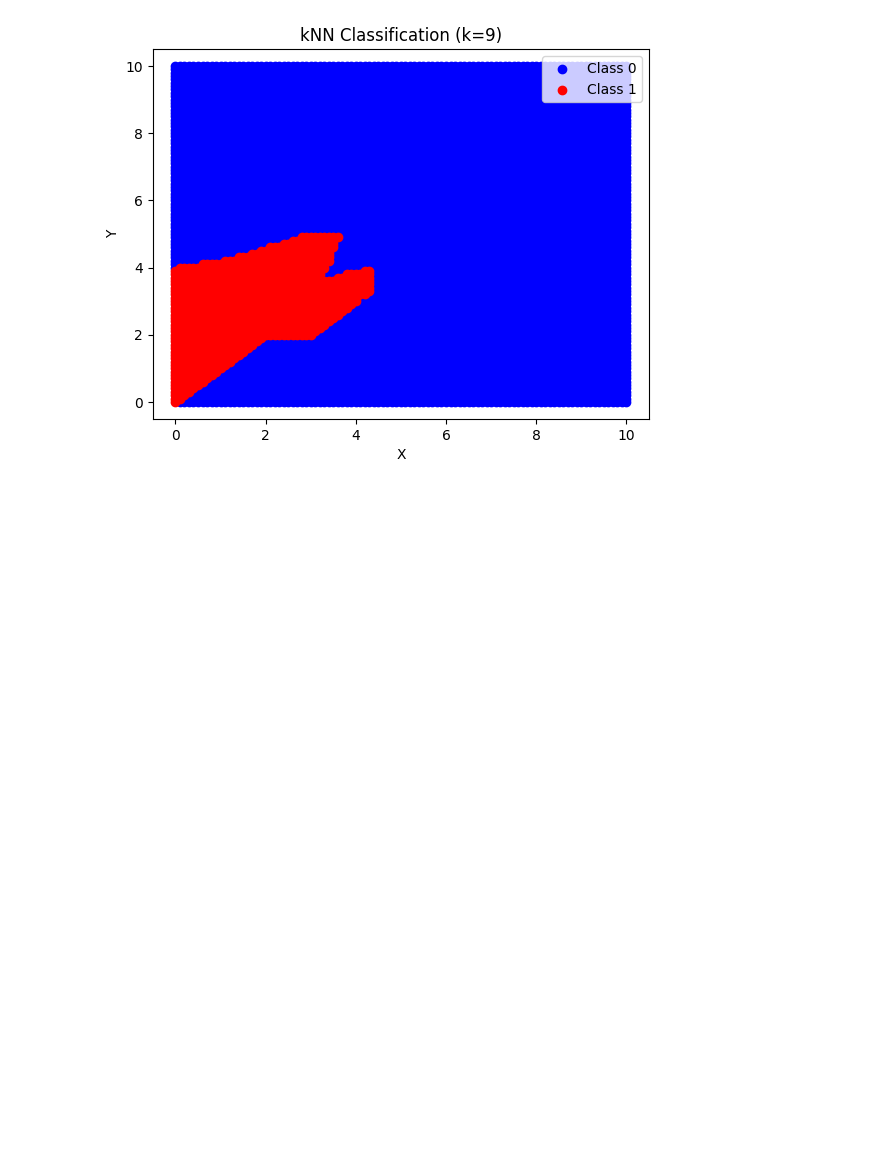
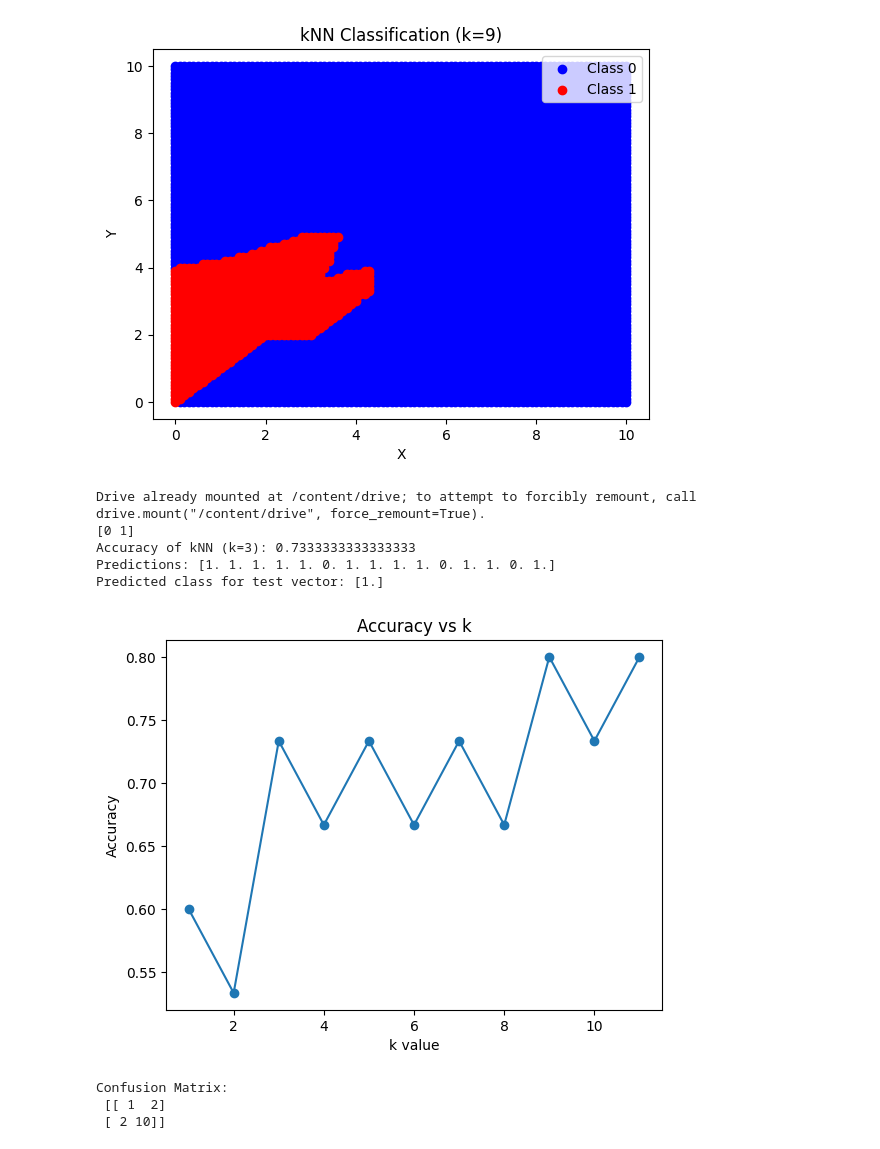
Before and after one commit to vishwa-vibhi/Machine_Learning, a Jupyter notebook: ML_lab_4.ipynb, the cells around one changed output. Drawn from its saved outputs; the diff is of its cells as text; code cells hidden in the pictures; blank space fills up the shorter version.

```diff
--- a/ML_lab_4.ipynb
+++ b/ML_lab_4.ipynb
@@ -61,3 +61,50 @@ for k in [1, 3, 5, 7, 9]:
 [figure]
 [figure]
 [figure]
+# %%
+from google.colab import drive
+drive.mount('/content/drive')
+import pandas as pd
+import numpy as np
+import matplotlib.pyplot as plt
+from sklearn.model_selection import train_test_split
+from sklearn.neighbors import KNeighborsClassifier
+from sklearn.metrics import confusion_matrix, classification_report
+df = pd.read_excel("/content/drive/MyDrive/Colab Notebooks/ML/training_mathbert.xlsx", usecols=['embed_0', 'embed_1', 'output'])
+X = df.drop(columns=["output"])
+y = df["output"]
+y = pd.cut(y, bins=3, labels=False)
+selected_classes = y.unique()[:2]
+print(selected_classes)
+df_binary = df[df["output"].isin(selected_classes)]
+X_binary = df_binary.drop(columns=["output"])
+y_binary = df_binary["output"]
+X_train, X_test, y_train, y_test = train_test_split(X_binary, y_binary, test_size=0.3, random_state=42)
+knn = KNeighborsClassifier(n_neighbors=3)
+knn.fit(X_train, y_train)
+accuracy = knn.score(X_test, y_test)
+print("Accuracy of kNN (k=3):", accuracy)
+y_pred = knn.predict(X_test)
+print("Predictions:", y_pred)
+test_vector = X_test.iloc[0:1]
+predicted_class = knn.predict(test_vector)
+print("Predicted class for test vector:", predicted_class)
+k_values = range(1, 12)
+accuracies = [KNeighborsClassifier(n_neighbors=k).fit(X_train, y_train).score(X_test, y_test) for k in k_values]
+plt.plot(k_values, accuracies, marker='o')
+plt.xlabel("k value")
+plt.ylabel("Accuracy")
+plt.title("Accuracy vs k")
+plt.show()
+conf_matrix = confusion_matrix(y_test, y_pred)
+print("Confusion Matrix:\n", conf_matrix)
+# %% [output]
+Drive already mounted at /content/drive; to attempt to forcibly remount, call drive.mount("/content/drive", force_remount=True).
+[0 1]
+Accuracy of kNN (k=3): 0.7333333333333333
+Predictions: [1. 1. 1. 1. 1. 0. 1. 1. 1. 1. 0. 1. 1. 0. 1.]
+Predicted class for test vector: [1.]
+[figure, added]
+Confusion Matrix:
+ [[ 1  2]
+ [ 2 10]]
```
